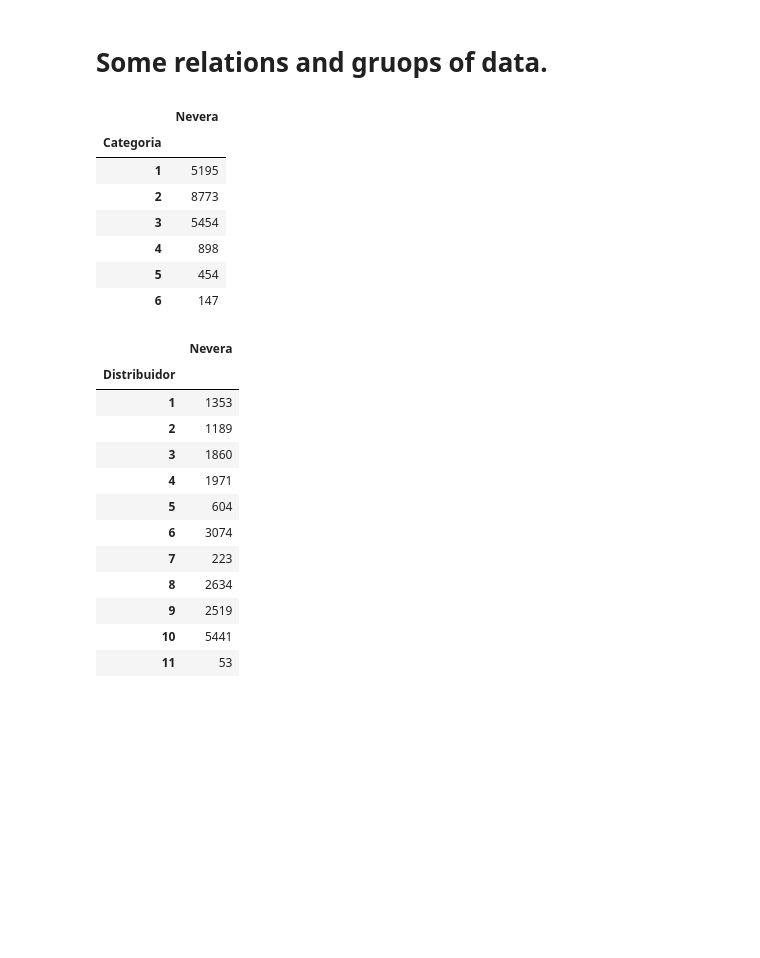
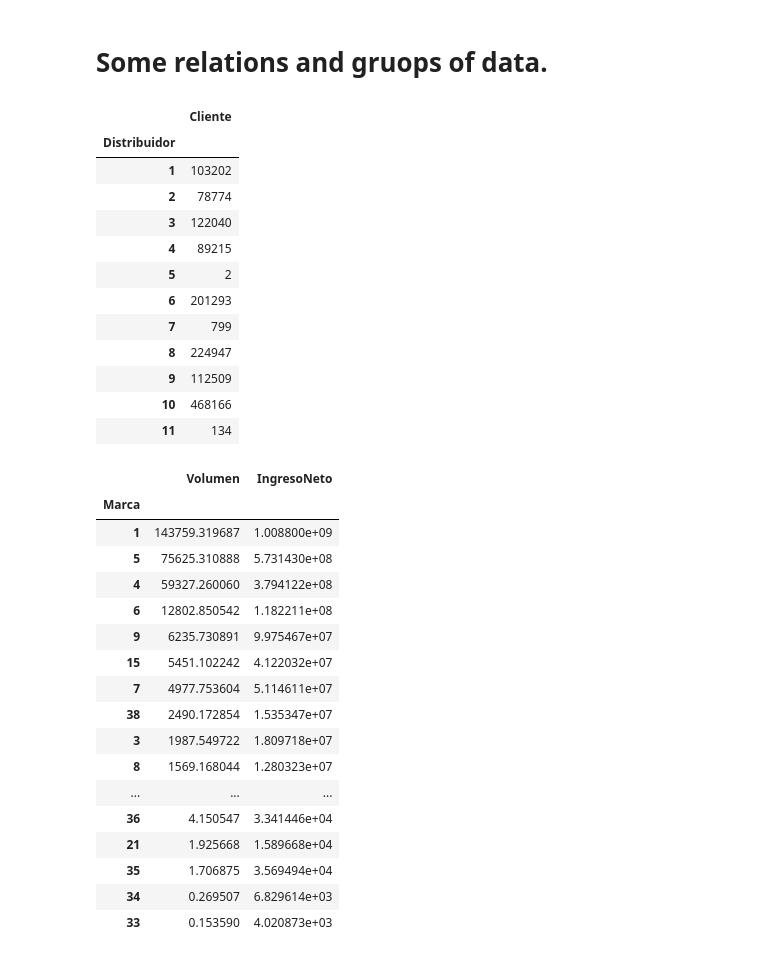
Before and after one commit to LauraTrujilloT/Datacup2020_TheCurlyPals_COL, a Jupyter notebook: notebooks/Oscar.ipynb, the cells around one changed output. Saved outputs shown, nothing was run; the diff lists cells and outputs as text; code cells hidden in the pictures; blank space fills up the shorter version.

```diff
--- a/notebooks/Oscar.ipynb
+++ b/notebooks/Oscar.ipynb
@@ -274,7 +274,7 @@ cols_dataset1 = {'Gerencia2': 'Distribuidor',
         'SubCanal2': 'Tipo', 'Categoria':'Category'}
 dataset1 = string_to_int(dataset1, cols_dataset1)
 
-dataset2 = dataset2.drop(['Año', 'Mes'], axis=1)
+# dataset2 = dataset2.drop(['Año', 'Mes'], axis=1)
 cols_dataset2 = {'CapacidadEnvase2':'CapacidadEnvase',
         'SegmentoPrecio2':'CategoriaMarca',
         'Marca2':'Marca', 'Cupo2':'Envase'}
@@ -292,6 +292,7 @@ dataset = dataset2.merge(dataset1)
 
 # corret dtypes in dataset
 dataset['Nevera'] = dataset['Nevera'].astype('bool')
+dataset = dataset.drop(dataset[(dataset['Volumen'] > 0) & (dataset['IngresoNeto'] <= 0)].sort_values('IngresoNeto').index)
 category_cols = ['CapacidadEnvase','CategoriaMarca', 'Marca',
                  'Envase', 'Distribuidor', 'Tipo', 'Categoria']
 
@@ -339,0 +363,4 @@ dataset.describe()
+# %%
+# volar datos inútiles
+dataset = dataset.drop(dataset[(dataset['Volumen'] > 0) & (dataset['IngresoNeto'] <= 0)].sort_values('IngresoNeto').index)
+dataset = dataset.drop(dataset[(dataset['Volumen'] == 0) & (dataset['IngresoNeto'] == 0)].sort_values('IngresoNeto').index)
@@ -340,29 +371,18 @@ dataset.describe()
 # %% [markdown]
 # Some relations and gruops of data.
 # %%
-dataset1.groupby(['Categoria']).agg({'Nevera':'count'})
+dataset.groupby('Distribuidor').agg({'Cliente':'count'})
 # %% [output]
-|  | Nevera |
-| Categoria |  |
-| 1 | 5195 |
-| 2 | 8773 |
-| 3 | 5454 |
-| 4 | 898 |
-| 5 | 454 |
-| 6 | 147 |
+|  | Cliente |
+| Distribuidor |  |
+| 1 | 103202 |
+| 2 | 78774 |
+| 3 | 122040 |
+| 4 | 89215 |
+| 5 | 2 |
+| 6 | 201293 |
+| 7 | 799 |
+| 8 | 224947 |
+| 9 | 112509 |
+| 10 | 468166 |
+| 11 | 134 |
-# %%
-dataset1.groupby('Distribuidor').agg({'Nevera':'count'})
-# %% [output]
-|  | Nevera |
-| Distribuidor |  |
-| 1 | 1353 |
-| 2 | 1189 |
-| 3 | 1860 |
-| 4 | 1971 |
-| 5 | 604 |
-| 6 | 3074 |
-| 7 | 223 |
-| 8 | 2634 |
-| 9 | 2519 |
-| 10 | 5441 |
-| 11 | 53 |
@@ -368,0 +400,21 @@ dataset1.groupby('Distribuidor').agg({'Nevera':'count'})
+# %%
+dataset.groupby('Marca').agg({'Volumen':'sum', 'IngresoNeto': 'sum'}).sort_values('Volumen', ascending=False)
+# %% [output]
+|  | Volumen | IngresoNeto |
+| Marca |  |  |
+| 1 | 143759.319687 | 1.008800e+09 |
+| 5 | 75625.310888 | 5.731430e+08 |
+| 4 | 59327.260060 | 3.794122e+08 |
+| 6 | 12802.850542 | 1.182211e+08 |
+| 9 | 6235.730891 | 9.975467e+07 |
+| 15 | 5451.102242 | 4.122032e+07 |
+| 7 | 4977.753604 | 5.114611e+07 |
+| 38 | 2490.172854 | 1.535347e+07 |
+| 3 | 1987.549722 | 1.809718e+07 |
+| 8 | 1569.168044 | 1.280323e+07 |
+| ... | ... | ... |
+| 36 | 4.150547 | 3.341446e+04 |
+| 21 | 1.925668 | 1.589668e+04 |
+| 35 | 1.706875 | 3.569494e+04 |
+| 34 | 0.269507 | 6.829614e+03 |
+| 33 | 0.153590 | 4.020873e+03 |
```
Also changed, not shown: parts of 11 cells of this notebook, 1 other file.
